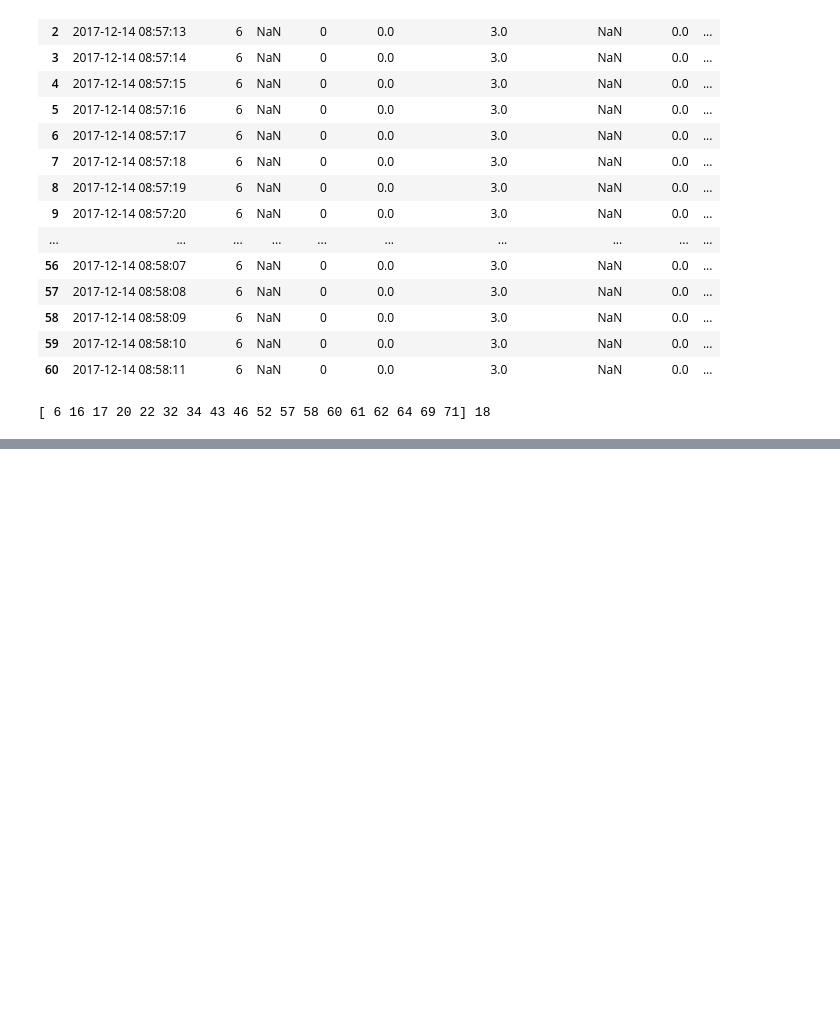
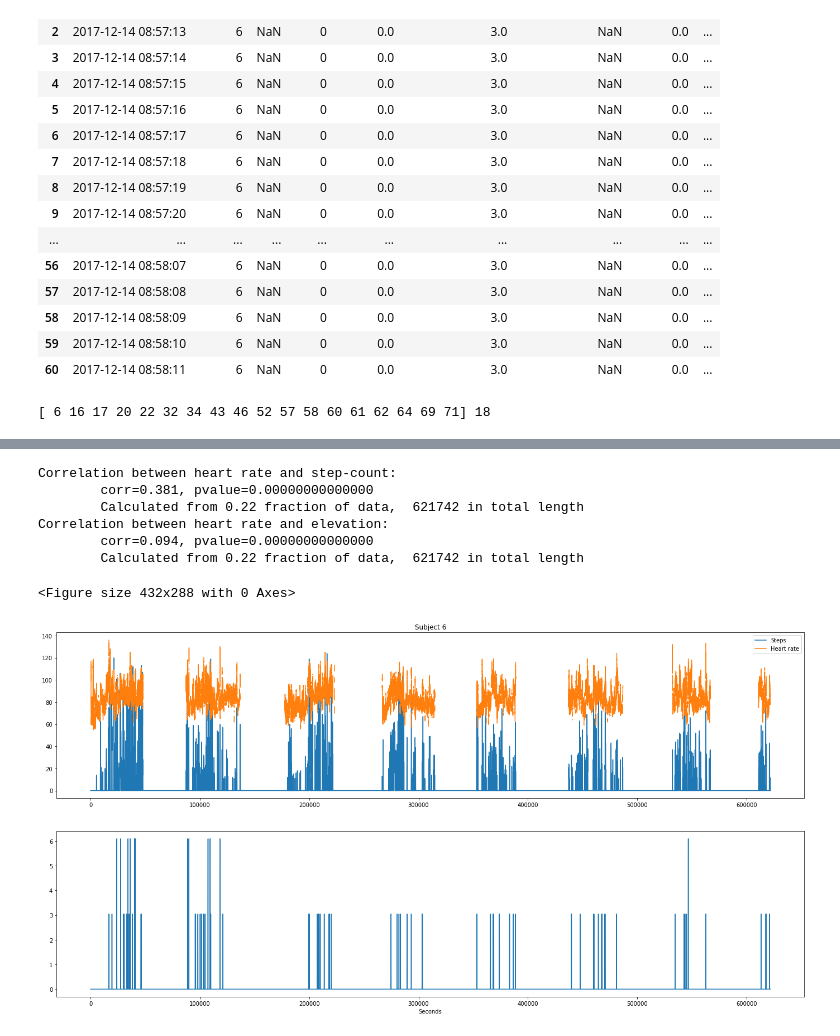
Before and after one commit to lisatwyw/data-gym, a Jupyter notebook: Fitbit.ipynb, the cells around one changed output, grey strips where cells are left out. Saved outputs shown, nothing was run; the diff lists cells and outputs as text; code cells hidden in the pictures; blank space fills up the shorter version.

```diff
--- a/Fitbit.ipynb
+++ b/Fitbit.ipynb
@@ -84,3 +91,51 @@ s=np.unique(fitbit.Subject)
 print( s, len(s) )
 # %% [output]
 [ 6 16 17 20 22 32 34 43 46 52 57 58 60 61 62 64 69 71] 18
+# %%
+q=np.where( fitbit['Subject']== 6 )[0]
+fb_hr = fitbit.iloc[ q, fitbit.columns.get_loc( 'HR' ) ].values
+fb_steps = fitbit.iloc[ q, fitbit.columns.get_loc( 'Steps' ) ].values
+fb_elevation = fitbit.iloc[ q, fitbit.columns.get_loc( 'Elevation' ) ].values
+
+import matplotlib.pyplot as plt
+
+from IPython.display import Javascript
+display(Javascript('''google.colab.output.setIframeHeight(0, true, {maxHeight: 14821})'''))
+
+H=24
+W=12
+plt.clf();
+
+fig,axes=plt.subplots(2,1, figsize=( H, W ));
+
+a=0
+axes[a].plot(fb_steps, label='Steps');
+axes[a].plot(fb_hr, label='Heart rate');
+axes[a].legend();
+axes[a].set_title('Subject %d' % 6 );
+
+a=1
+axes[a].plot(fb_elevation, label='Elevation');
+axes[a].set_xlabel('Seconds');
+
+
+import scipy.stats
+
+q=np.where( np.isnan(fb_hr)==False )[0]
+q2=np.where( np.isnan(fb_steps)==False)[0]
+q=np.intersect1d(q,q2)
+
+st=scipy.stats.spearmanr(fb_hr[q], fb_steps[q])   # Spearman's rho
+
+print( 'Correlation between heart rate and step-count:\n\tcorr=%.3f, pvalue=%.14f' %(st.correlation, st.pvalue ))
+print( '\tCalculated from %.2f fraction of data, '% (len(q)/ len(fb_hr)), len(fb_hr),'in total length' )
+
+
+q=np.where( np.isnan(fb_hr)==False )[0]
+q2=np.where( np.isnan(fb_elevation)==False)[0]
+q=np.intersect1d(q,q2)
+st=scipy.stats.spearmanr(fb_hr[q], fb_elevation[q])   # Spearman's rho
+
+print( 'Correlation between heart rate and elevation:\n\tcorr=%.3f, pvalue=%.14f' %(st.correlation, st.pvalue ))
+print( '\tCalculated from %.2f fraction of data, '% (len(q)/ len(fb_hr)), len(fb_hr),'in total length\n\n' )
+# %% [output]
@@ -87 +143,9 @@ print( s, len(s) )
+Correlation between heart rate and step-count:
+        corr=0.381, pvalue=0.00000000000000
+        Calculated from 0.22 fraction of data,  621742 in total length
+Correlation between heart rate and elevation:
+        corr=0.094, pvalue=0.00000000000000
+        Calculated from 0.22 fraction of data,  621742 in total length
+<Figure size 432x288 with 0 Axes>
+[figure, added]
 # %%
```
Also changed, not shown: parts of 8 cells of this notebook.
